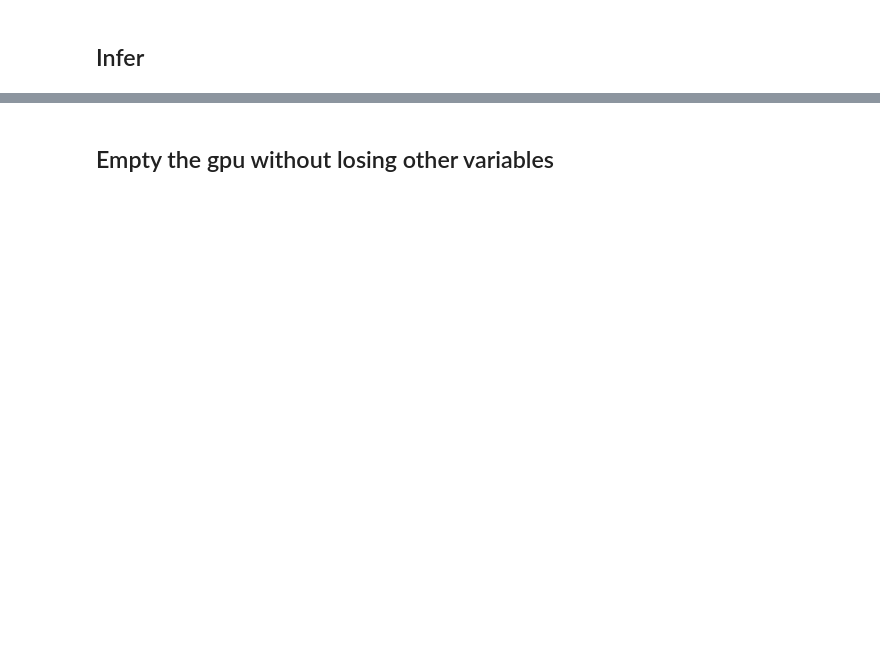
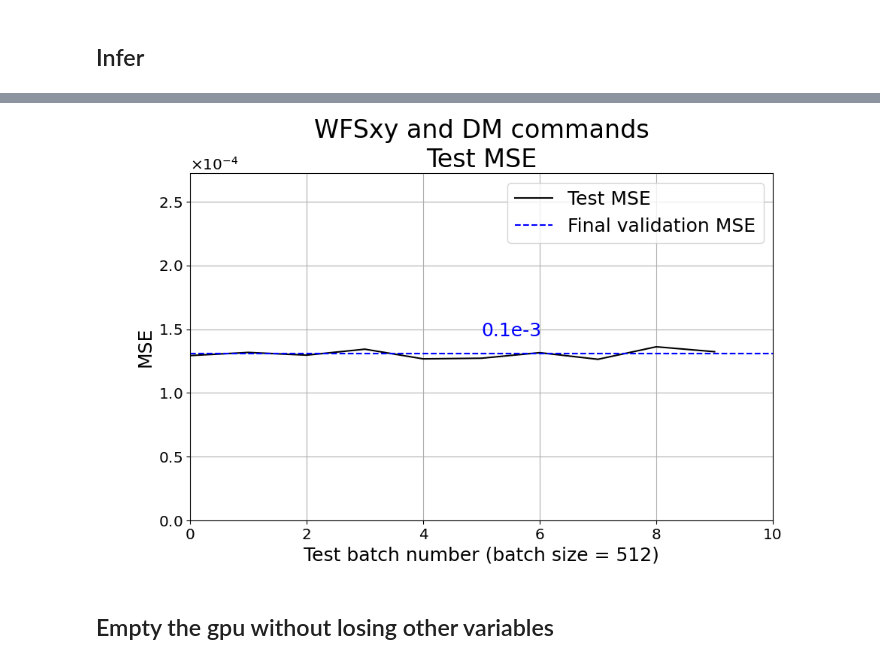
Before and after one commit to HumbertDominique/PSF-R-ML, a Jupyter notebook: inference.ipynb, the cells around one changed output, grey strips where cells are left out. Drawn from its saved outputs; the diff is of its cells as text; code cells hidden in the pictures; blank space fills up the shorter version.

```diff
--- a/inference.ipynb
+++ b/inference.ipynb
@@ -298,21 +321,24 @@ with h5py.File(outputDir + datasets_name[dataset_number] + "/test_losses.h5", 'w
 # %%
 plt.close("all")
 plt.figure(figsize=(10, 6))
 plt.plot(test_losses, "-k", label= "Test MSE")
 plt.hlines(y=val_loss[-1], xmin=0, xmax=test_losses.shape[0], colors='b', linestyles='--', label="Final validation MSE")
 plt.text(x=test_losses.shape[0]//2, y=val_loss[-1]*1.1, s=f"{myfunctions.eng_notation(val_loss[-1],1)}", color='b', fontsize=SMALL_SIZE)
 
 plt.title(dataset_name_readable[dataset_number] + "\nTest MSE", fontsize=BIGGER_SIZE)
 plt.xlabel(f"Test batch number (batch size = {batch_size})", fontsize=SMALL_SIZE)
 plt.ylabel("MSE", fontsize=SMALL_SIZE)
+plt.ticklabel_format(axis='y', style='sci', scilimits=(0, 0), useMathText=True)
 plt.xticks(fontsize=SMALL_SIZE*.8)
 plt.yticks(fontsize=SMALL_SIZE*.8)
 plt.legend(fontsize=SMALL_SIZE)
 plt.xlim([0, test_losses.shape[0]])
 plt.ylim([0, max(val_loss[-1]*2, max(test_losses)*2)])
 plt.grid()
 
 plt.savefig(outputDir + datasets_name[dataset_number]+ "/test_MSE.png")
+# %% [output]
+[figure, added]
 # %% [markdown]
 ## Empty the gpu without losing other variables
 # %%
```
Also changed, not shown: parts of 5 cells of this notebook, 3 other files.
